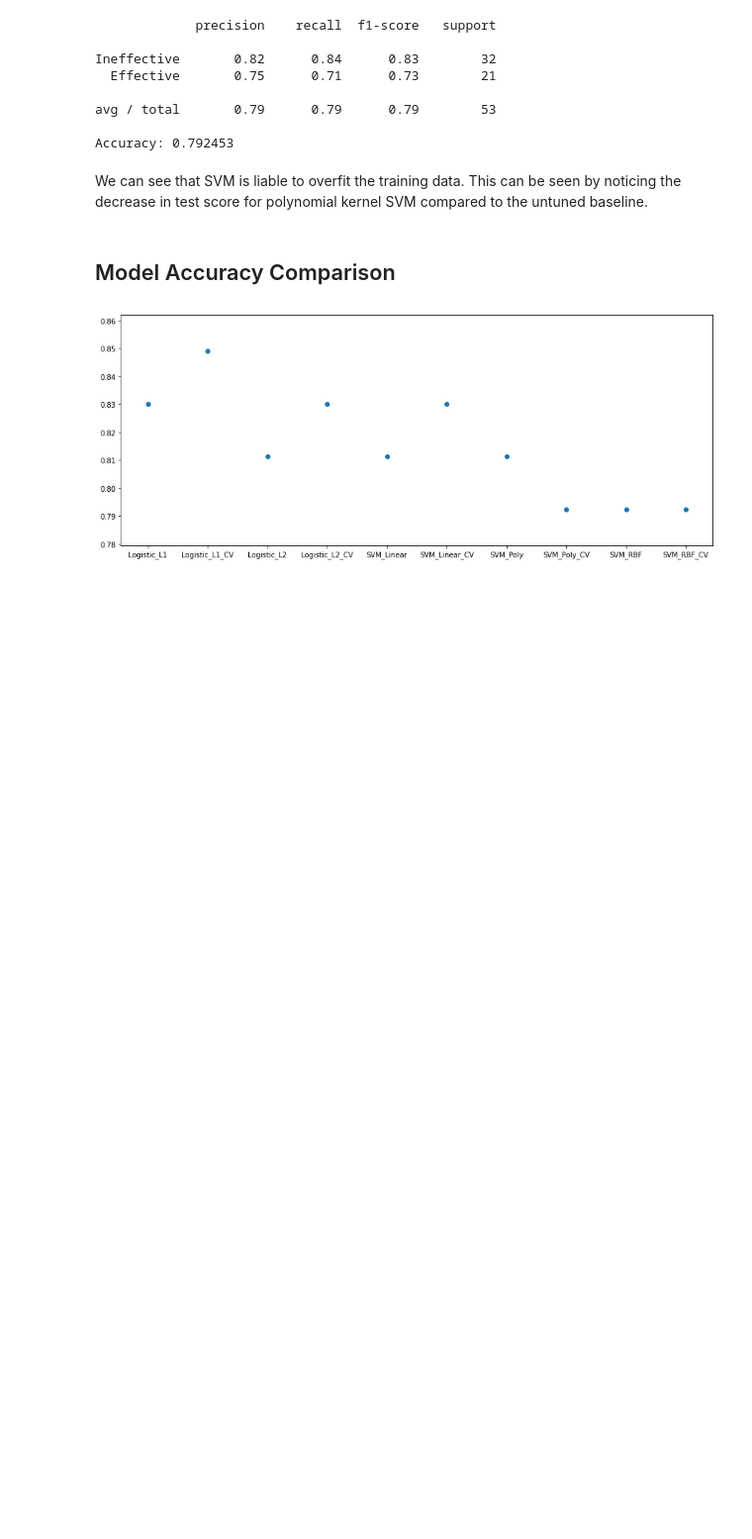
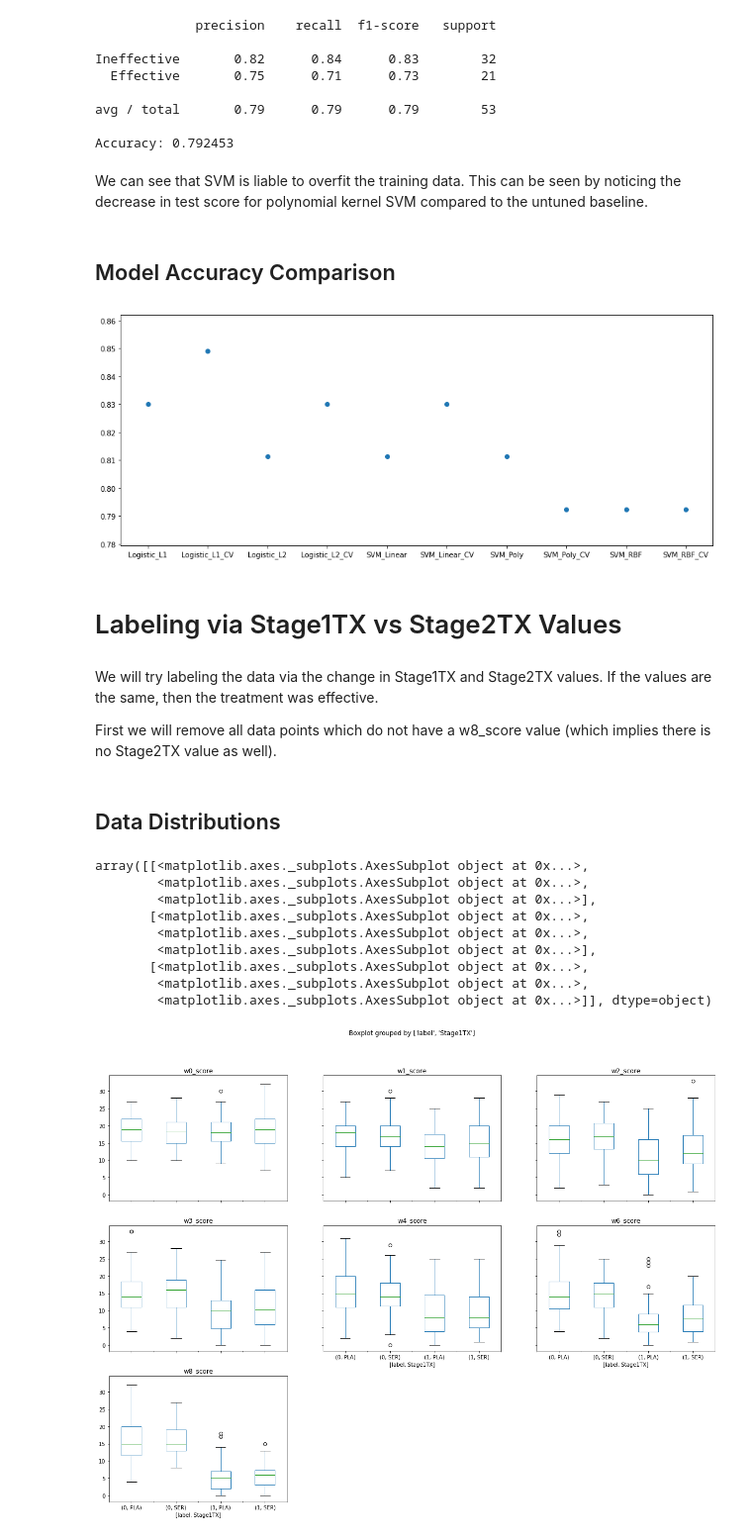
Before and after one commit to moduIo/Clinical-Depression-Study, a Jupyter notebook: main.ipynb, the cells around one changed output. Shown at 99% size. Cells and saved outputs as stored; diff of their text form; code cells hidden in the pictures; blank space fills up the shorter version.

```diff
--- a/main.ipynb
+++ b/main.ipynb
@@ -476,3 +464,33 @@ plt.scatter(x, y)
 plt.show()
 # %% [output]
 [figure]
+# %% [markdown]
+# Labeling via Stage1TX vs Stage2TX Values
+# %% [markdown]
+We will try labeling the data via the change in Stage1TX and Stage2TX values.  If the values are the same, then the treatment was effective.
+
+First we will remove all data points which do not have a w8_score value (which implies there is no Stage2TX value as well).
+# %%
+# Remove bad data
+stage_labeled_data = data[data['w8_score'].notnull()].copy()
+
+# Relabel data
+stage_labeled_data['label'] = stage_labeled_data.apply(lambda row: 1 if row.Stage1TX == row.Stage2TX else 0, axis=1)
+
+# Impute missing values
+stage_labeled_data[first_trial_scores] = stage_labeled_data[first_trial_scores].interpolate(axis=1)
+# %% [markdown]
+## Data Distributions
+# %%
+stage_labeled_data.boxplot(column=first_trial_scores, by=['label', 'Stage1TX'], grid=False, figsize=(20,15))
+# %% [output]
+array([[<matplotlib.axes._subplots.AxesSubplot object at 0x...>,
+        <matplotlib.axes._subplots.AxesSubplot object at 0x...>,
+        <matplotlib.axes._subplots.AxesSubplot object at 0x...>],
+       [<matplotlib.axes._subplots.AxesSubplot object at 0x...>,
+        <matplotlib.axes._subplots.AxesSubplot object at 0x...>,
+        <matplotlib.axes._subplots.AxesSubplot object at 0x...>],
+       [<matplotlib.axes._subplots.AxesSubplot object at 0x...>,
+        <matplotlib.axes._subplots.AxesSubplot object at 0x...>,
+        <matplotlib.axes._subplots.AxesSubplot object at 0x...>]], dtype=object)
+[figure, added]
```
Also changed, not shown: parts of 7 cells of this notebook.
